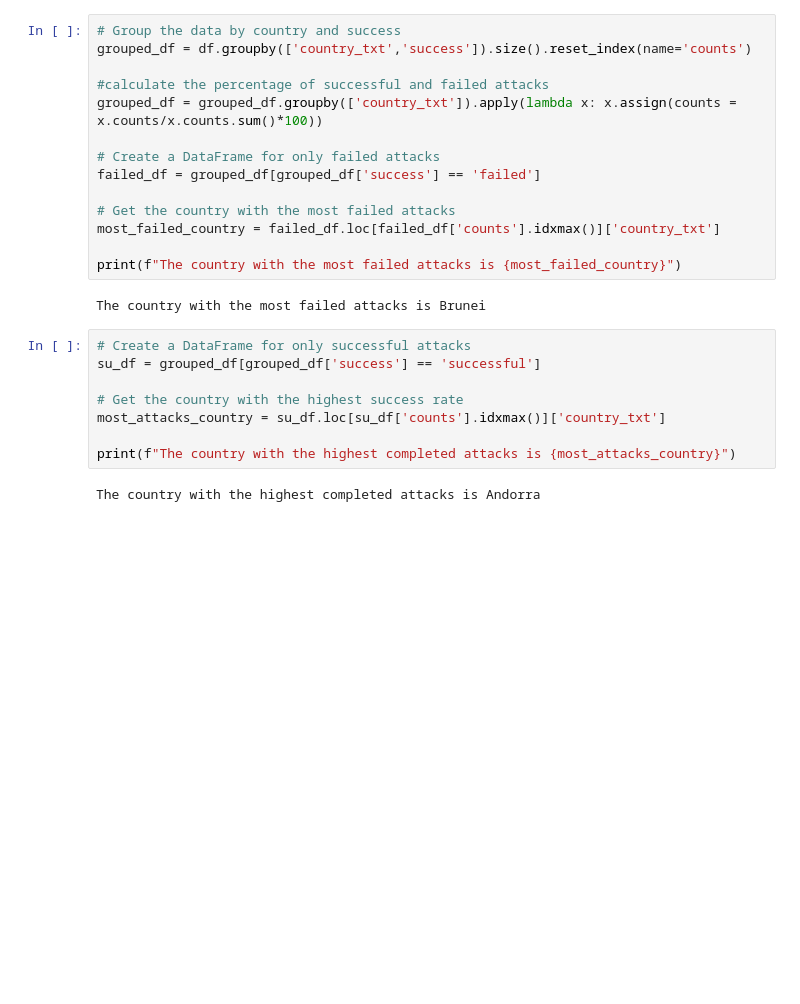
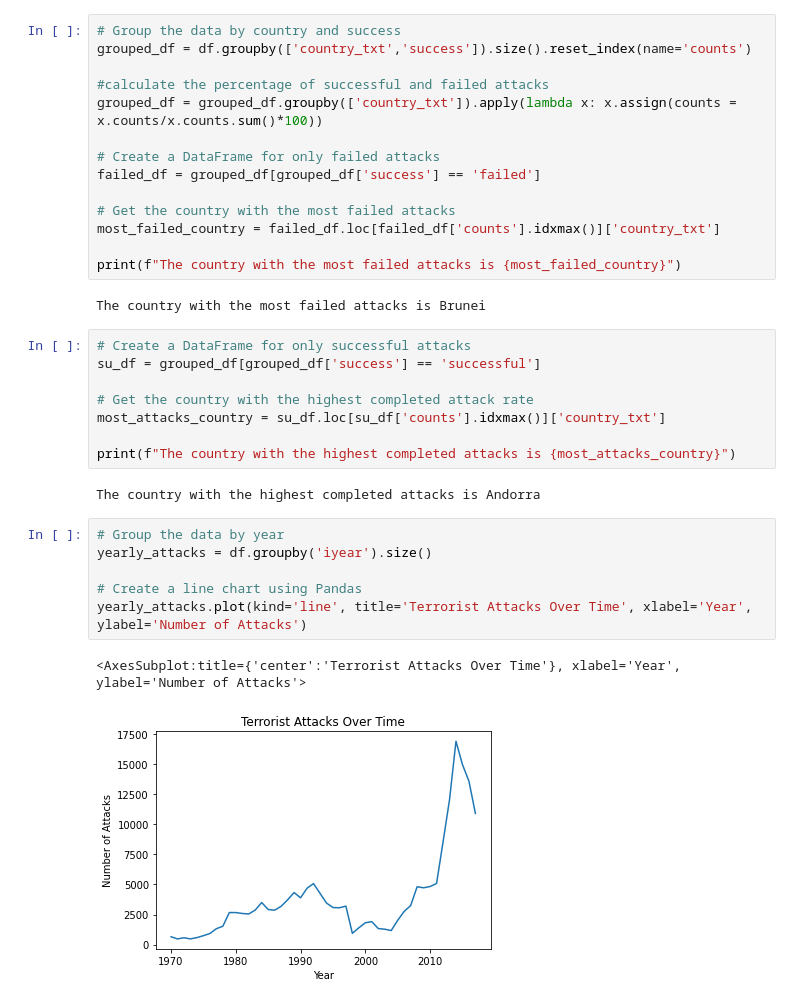
Before and after one commit to tiaL-ops/self-learning, a Jupyter notebook: gtd-eda-and-ml-approach.ipynb, the cells around one changed output. Drawn from its saved outputs; the diff is of its cells as text; blank space fills up the shorter version.

```diff
--- a/gtd-eda-and-ml-approach.ipynb
+++ b/gtd-eda-and-ml-approach.ipynb
@@ -273,9 +273,18 @@ The country with the most failed attacks is Brunei
 # Create a DataFrame for only successful attacks
 su_df = grouped_df[grouped_df['success'] == 'successful']
 
-# Get the country with the highest success rate
+# Get the country with the highest completed attack rate
 most_attacks_country = su_df.loc[su_df['counts'].idxmax()]['country_txt']
 
 print(f"The country with the highest completed attacks is {most_attacks_country}")
 # %% [output]
 The country with the highest completed attacks is Andorra
+# %%
+# Group the data by year
+yearly_attacks = df.groupby('iyear').size()
+
+# Create a line chart using Pandas
+yearly_attacks.plot(kind='line', title='Terrorist Attacks Over Time', xlabel='Year', ylabel='Number of Attacks')
+# %% [output]
+<AxesSubplot:title={'center':'Terrorist Attacks Over Time'}, xlabel='Year', ylabel='Number of Attacks'>
+[figure, added]
```
